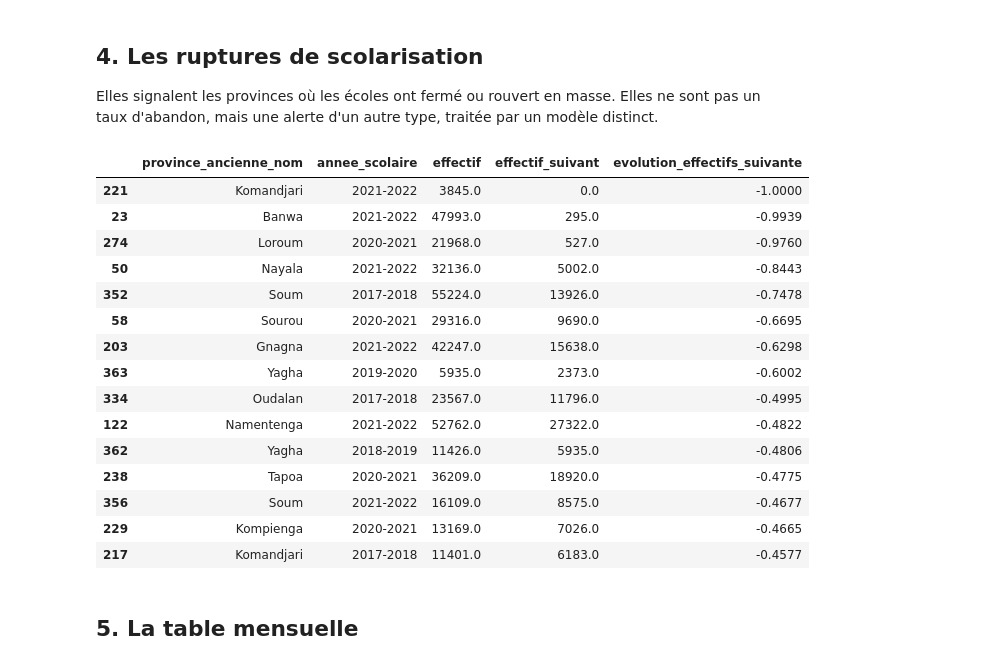
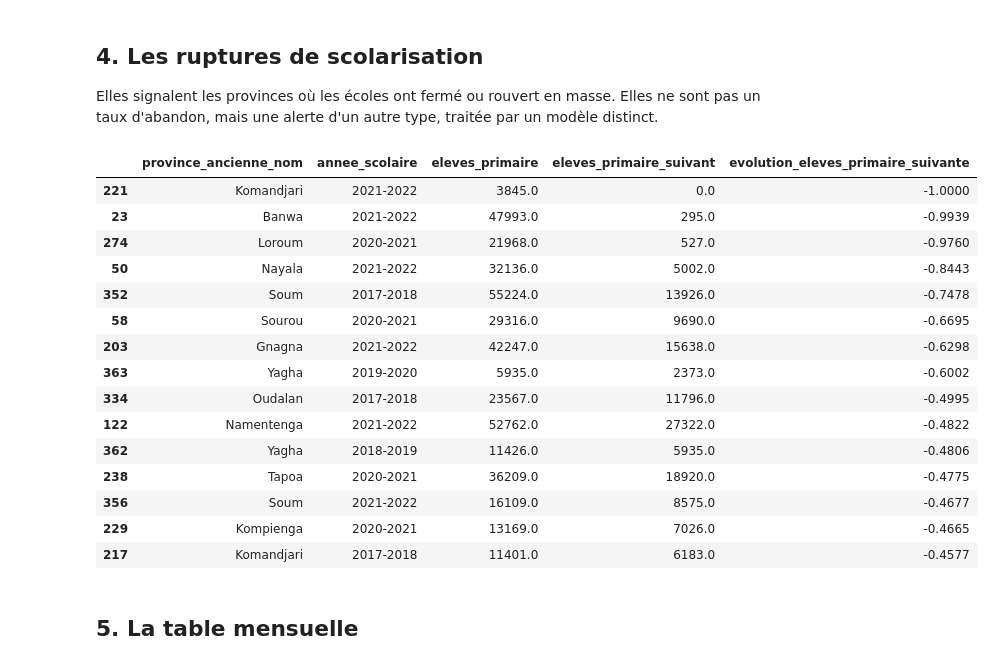
Before and after one commit to datachallenge-edu-bf/sentinelle-scolaire-defi1, a Jupyter notebook: notebooks/03_transformation.ipynb, the cells around one changed output. Cells and saved outputs as stored; diff of their text form; code cells hidden in the pictures.

```diff
--- a/notebooks/03_transformation.ipynb
+++ b/notebooks/03_transformation.ipynb
@@ -221,10 +223,10 @@ observe[rgph + ["abandon_suivant"]].corr(method="spearman")["abandon_suivant"].d
 Elles signalent les provinces où les écoles ont fermé ou rouvert en masse. Elles ne sont pas un taux d'abandon, mais une alerte d'un autre type, traitée par un modèle distinct.
 # %%
 ruptures = panel[panel["statut_cible"] == "rupture de scolarisation"]
-ruptures[["province_ancienne_nom", "annee_scolaire", "effectif", "effectif_suivant", "evolution_effectifs_suivante"]].sort_values(
-    "evolution_effectifs_suivante").head(15)
+ruptures[["province_ancienne_nom", "annee_scolaire", "eleves_primaire", "eleves_primaire_suivant",
+          "evolution_eleves_primaire_suivante"]].sort_values("evolution_eleves_primaire_suivante").head(15)
 # %% [output]
-|  | province_ancienne_nom | annee_scolaire | effectif | effectif_suivant | evolution_effectifs_suivante |
+|  | province_ancienne_nom | annee_scolaire | eleves_primaire | eleves_primaire_suivant | evolution_eleves_primaire_suivante |
 | 221 | Komandjari | 2021-2022 | 3845.0 | 0.0 | -1.0000 |
 | 23 | Banwa | 2021-2022 | 47993.0 | 295.0 | -0.9939 |
 | 274 | Loroum | 2020-2021 | 21968.0 | 527.0 | -0.9760 |
```
Also changed, not shown: parts of 29 cells of this notebook, 28 other files.
